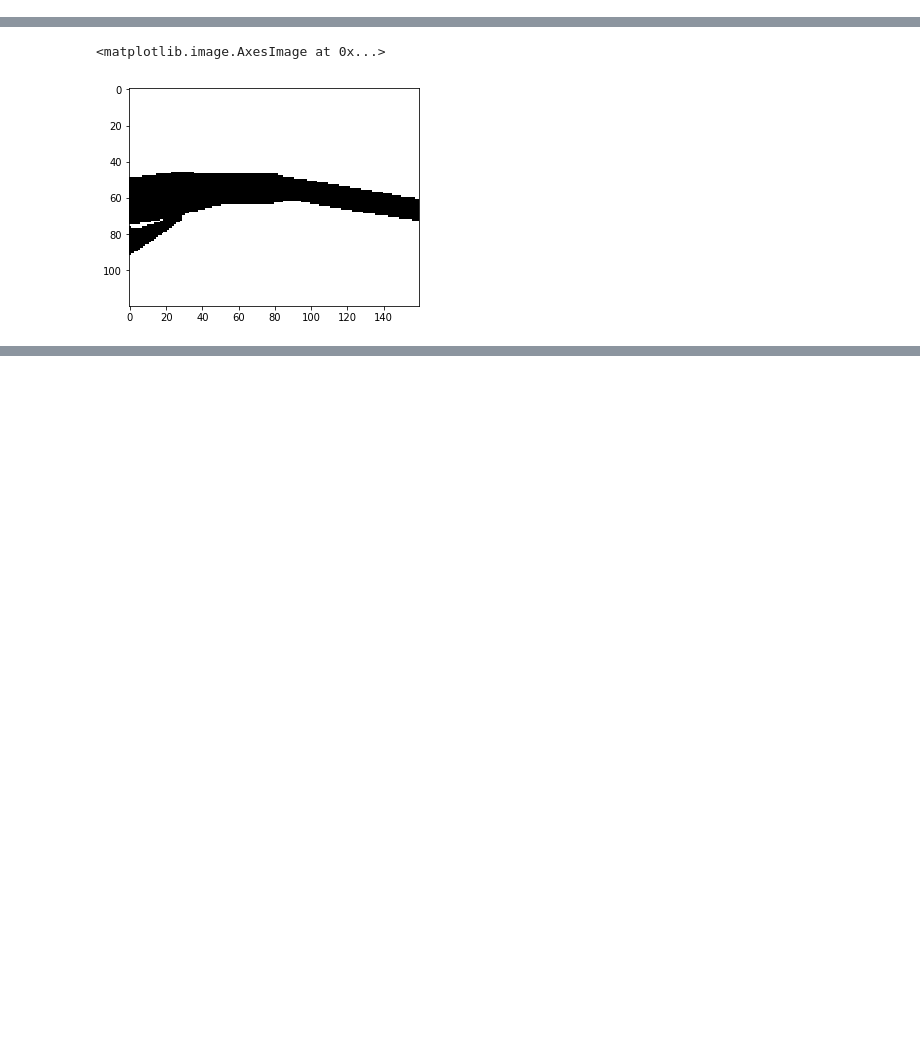
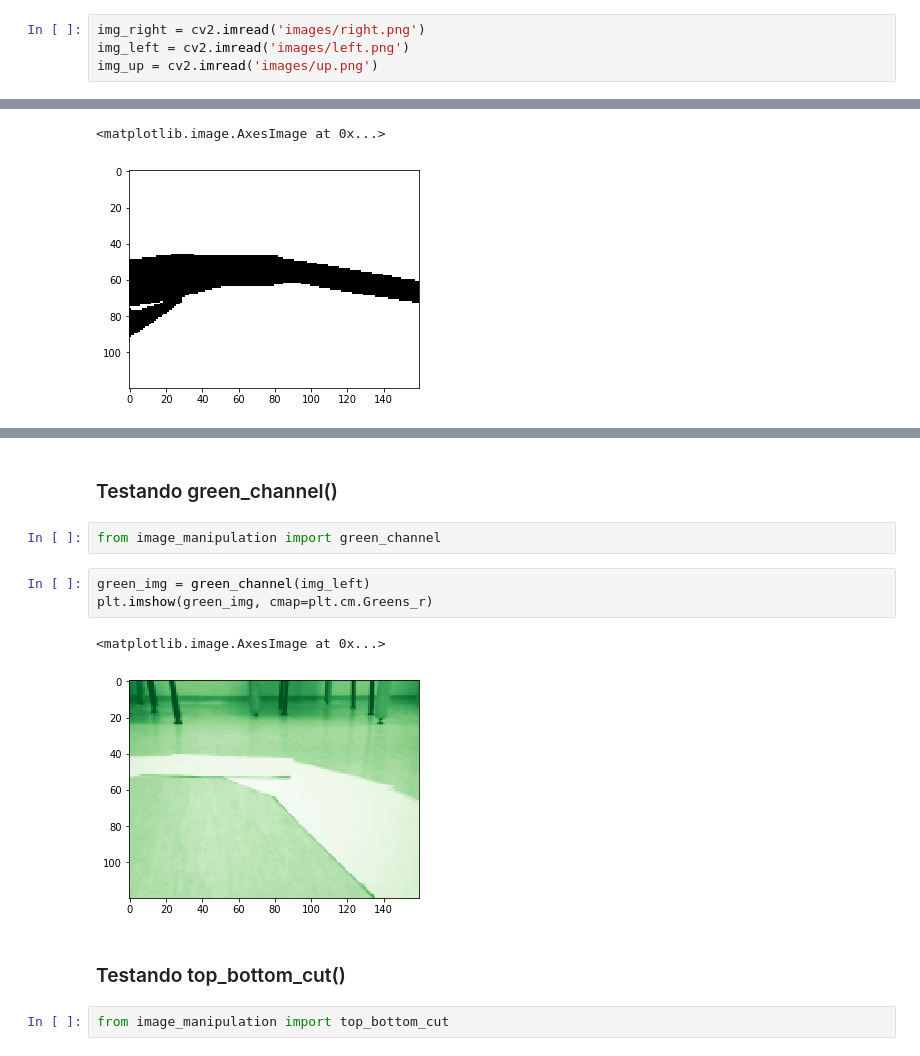
Before and after one commit to paulaksm/MAC0318-2018, a Jupyter notebook: aulas/car_dataset/testes/exemplo-opencv.ipynb, the cells around one changed output, grey strips where cells are left out. Drawn from its saved outputs; the diff is of its cells as text; blank space fills up the shorter version.

```diff
--- a/aulas/car_dataset/testes/exemplo-opencv.ipynb
+++ b/aulas/car_dataset/testes/exemplo-opencv.ipynb
@@ -3,4 +3,8 @@ import numpy as  np
 import cv2
 import matplotlib.pyplot as plt
 %matplotlib inline
+# %%
+img_right = cv2.imread('images/right.png')
+img_left = cv2.imread('images/left.png')
+img_up = cv2.imread('images/up.png')
 # %%
@@ -62,3 +60,17 @@ plt.imshow(binarized_img, cmap='binary')
 # %% [output]
 <matplotlib.image.AxesImage at 0x...>
 [figure]
+# %% [markdown]
+### Testando green_channel()
+# %%
+from image_manipulation import green_channel
+# %%
+green_img = green_channel(img_left)
+plt.imshow(green_img, cmap=plt.cm.Greens_r)
+# %% [output]
+<matplotlib.image.AxesImage at 0x...>
+[figure, added]
+# %% [markdown]
+### Testando top_bottom_cut()
+# %%
+from image_manipulation import top_bottom_cut
```
Also changed, not shown: parts of 13 cells of this notebook.
